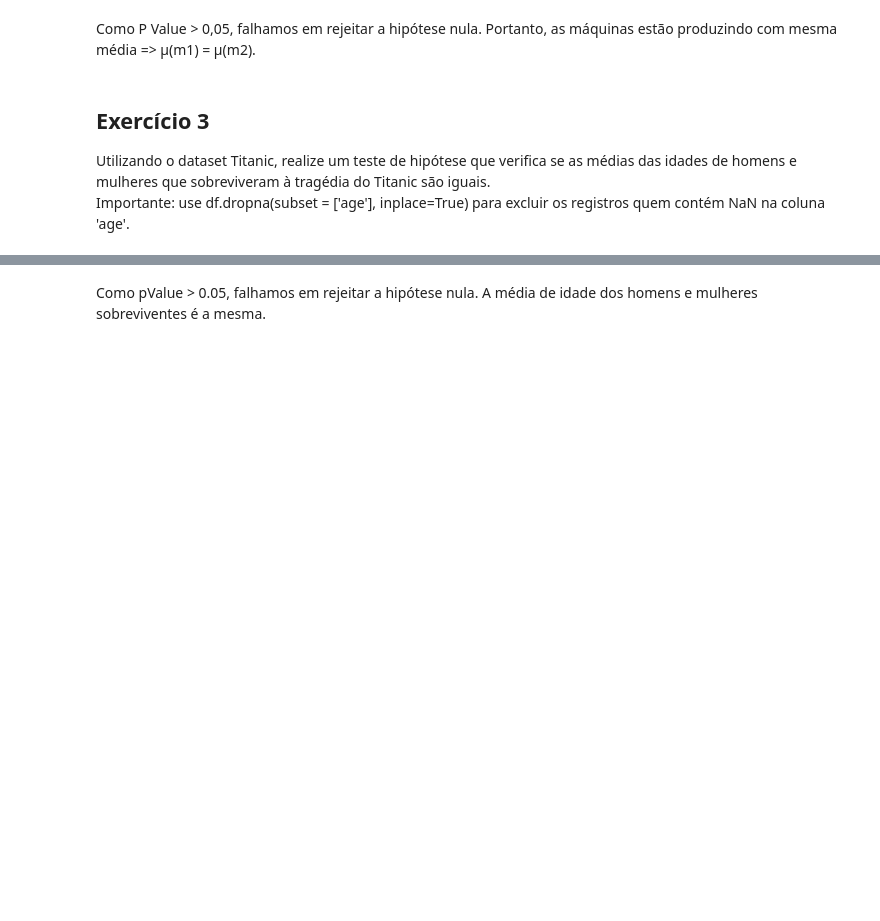
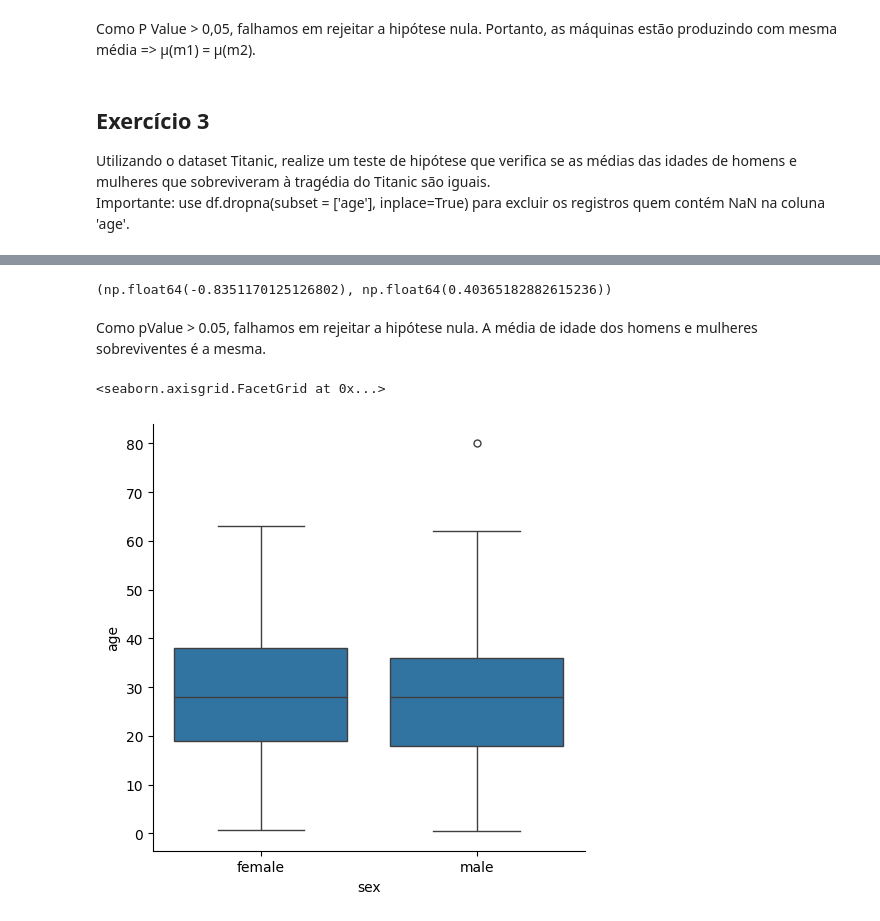
Before and after one commit to UlissesJunior/XMAC02-MetodosMatematicosAnaliseDados, a Jupyter notebook: Notebooks/Aula18 - Testes t e Z de duas amostras/Aula18.ipynb, the cells around one changed output, grey strips where cells are left out. Saved outputs shown, nothing was run; the diff lists cells and outputs as text; code cells hidden in the pictures; blank space fills up the shorter version.

```diff
--- a/Notebooks/Aula18 - Testes t e Z de duas amostras/Aula18.ipynb
+++ b/Notebooks/Aula18 - Testes t e Z de duas amostras/Aula18.ipynb
@@ -75,0 +198,3 @@ Importante: use df.dropna(subset = ['age'], inplace=True) para excluir os regist
+# %%
+titanic = sns.load_dataset('titanic')
+titanic.head()
@@ -76,2 +208,17 @@ Importante: use df.dropna(subset = ['age'], inplace=True) para excluir os regist
+# %%
+titanic.dropna(subset=['age'], inplace=True)
+titanicSurvived = titanic[titanic['survived'] == 1]
+
+tM = titanicSurvived[titanicSurvived['sex'] == 'male']['age']
+tF = titanicSurvived[titanicSurvived['sex'] == 'female']['age']
+# %%
+weightstats.ztest(tM, tF)
+# %% [output]
+(np.float64(-0.8351170125126802), np.float64(0.40365182882615236))
 # %% [markdown]
 Como pValue > 0.05, falhamos em rejeitar a hipótese nula. A média de idade dos homens e mulheres sobreviventes é a mesma.
+# %%
+sns.catplot(data=titanicSurvived, x='sex', y='age', kind='box')
+# %% [output]
+<seaborn.axisgrid.FacetGrid at 0x...>
+[figure, added]
```
Also changed, not shown: parts of 26 cells of this notebook.
